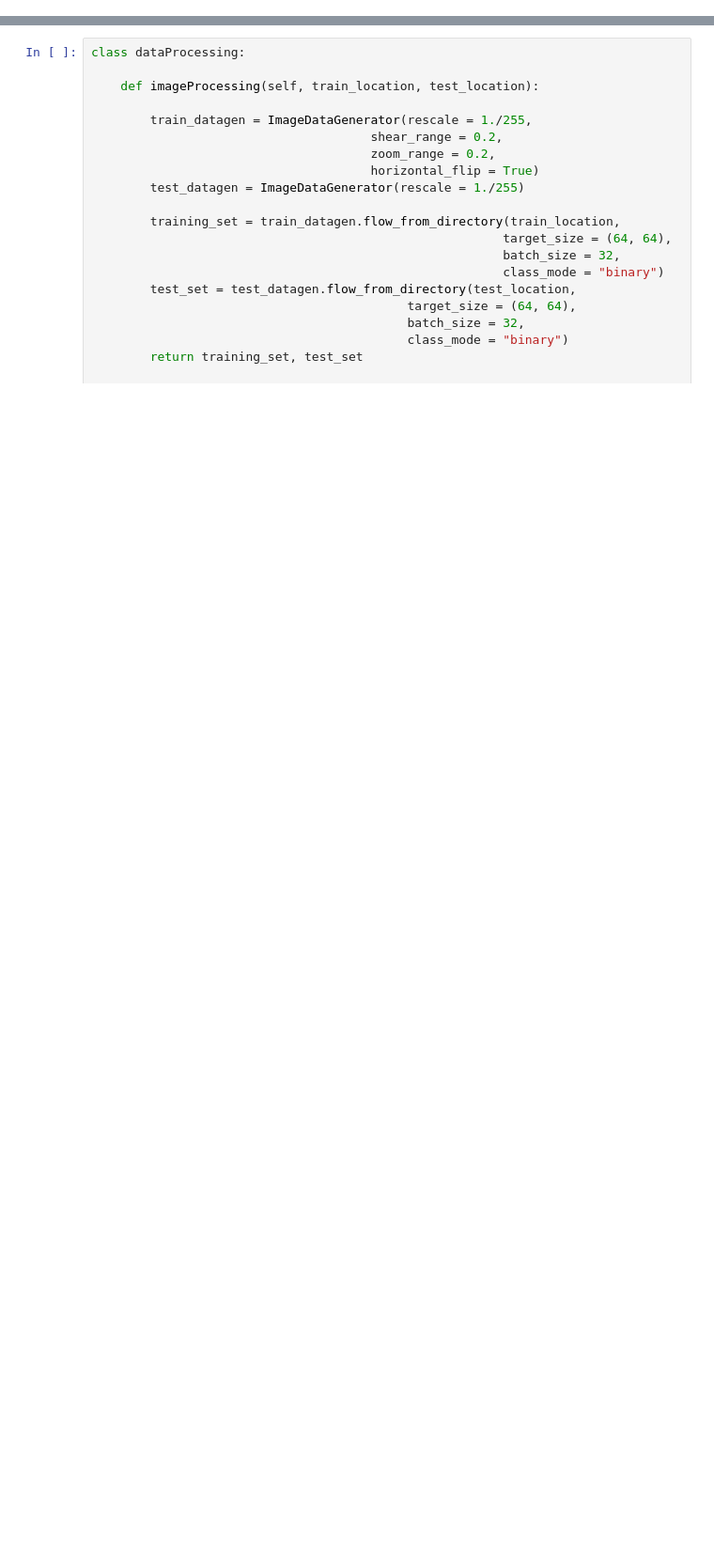
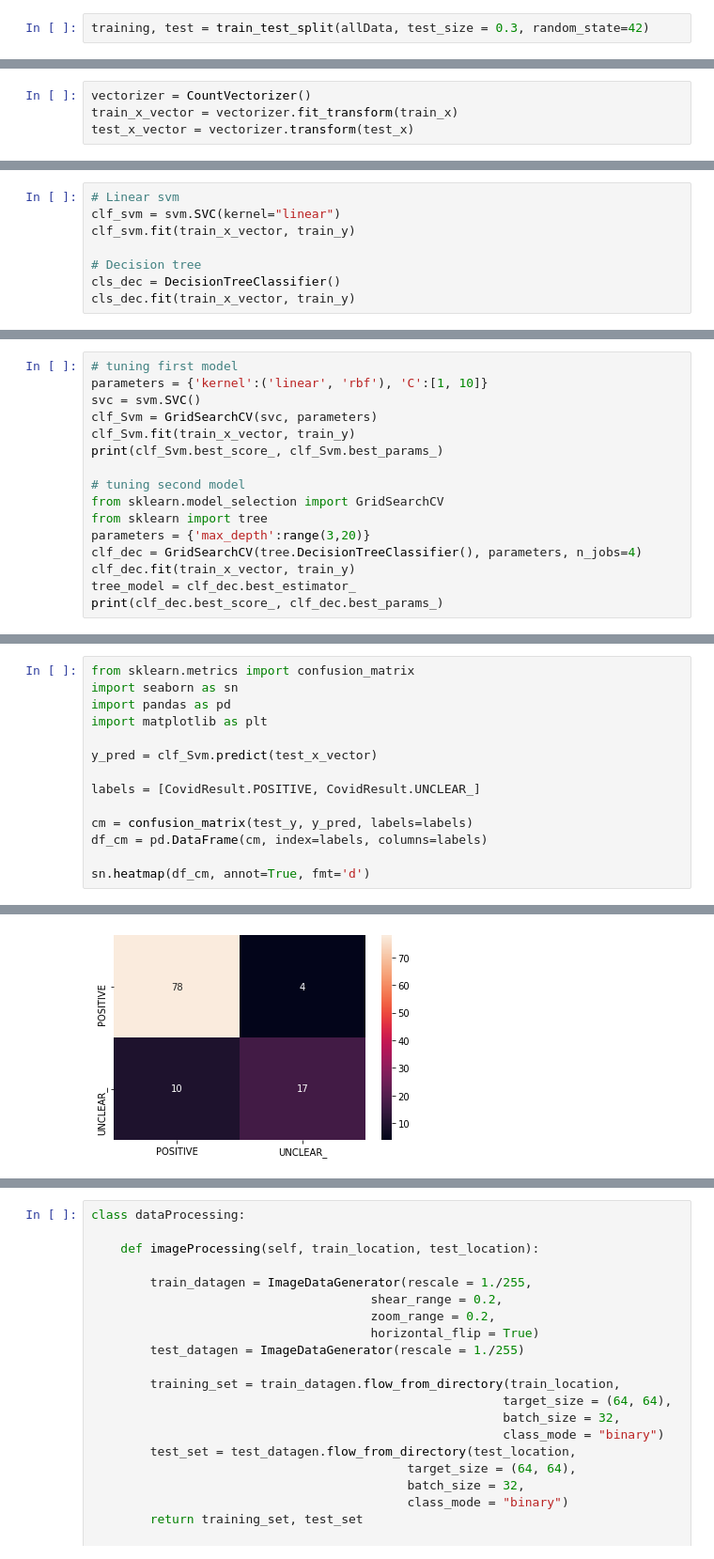
Before and after one commit to Tsegazab-Tesfay/Covid_test, a Jupyter notebook: Mini_project.ipynb, the cells around one changed output, grey strips where cells are left out. Shown: that part at 94% size. Saved outputs shown, nothing was run; the diff lists cells and outputs as text; blank space fills up the shorter version.

```diff
--- a/Mini_project.ipynb
+++ b/Mini_project.ipynb
@@ -57,0 +228,2 @@ For ANN, CNN
+# %%
+training, test = train_test_split(allData, test_size = 0.3, random_state=42)
@@ -57,0 +235,4 @@ For ANN, CNN
+# %%
+vectorizer = CountVectorizer()
+train_x_vector = vectorizer.fit_transform(train_x)
+test_x_vector = vectorizer.transform(test_x)
@@ -57,0 +242,8 @@ For ANN, CNN
+# %%
+# Linear svm
+clf_svm = svm.SVC(kernel="linear")
+clf_svm.fit(train_x_vector, train_y)
+
+# Decision tree
+cls_dec = DecisionTreeClassifier()
+cls_dec.fit(train_x_vector, train_y)
@@ -57,0 +291,16 @@ For ANN, CNN
+# %%
+# tuning first model
+parameters = {'kernel':('linear', 'rbf'), 'C':[1, 10]}
+svc = svm.SVC()
+clf_Svm = GridSearchCV(svc, parameters)
+clf_Svm.fit(train_x_vector, train_y)
+print(clf_Svm.best_score_, clf_Svm.best_params_)
+
+# tuning second model
+from sklearn.model_selection import GridSearchCV
+from sklearn import tree
+parameters = {'max_depth':range(3,20)}
+clf_dec = GridSearchCV(tree.DecisionTreeClassifier(), parameters, n_jobs=4)
+clf_dec.fit(train_x_vector, train_y)
+tree_model = clf_dec.best_estimator_
+print(clf_dec.best_score_, clf_dec.best_params_)
@@ -57,0 +312,15 @@ For ANN, CNN
+# %%
+from sklearn.metrics import confusion_matrix
+import seaborn as sn
+import pandas as pd
+import matplotlib as plt
+
+y_pred = clf_Svm.predict(test_x_vector)
+
+labels = [CovidResult.POSITIVE, CovidResult.UNCLEAR_]
+
+cm = confusion_matrix(test_y, y_pred, labels=labels)
+df_cm = pd.DataFrame(cm, index=labels, columns=labels)
+
+sn.heatmap(df_cm, annot=True, fmt='d')
+# %% [output]
@@ -57,0 +328 @@ For ANN, CNN
+[figure, added]
```
Also changed, not shown: parts of 64 cells of this notebook.
